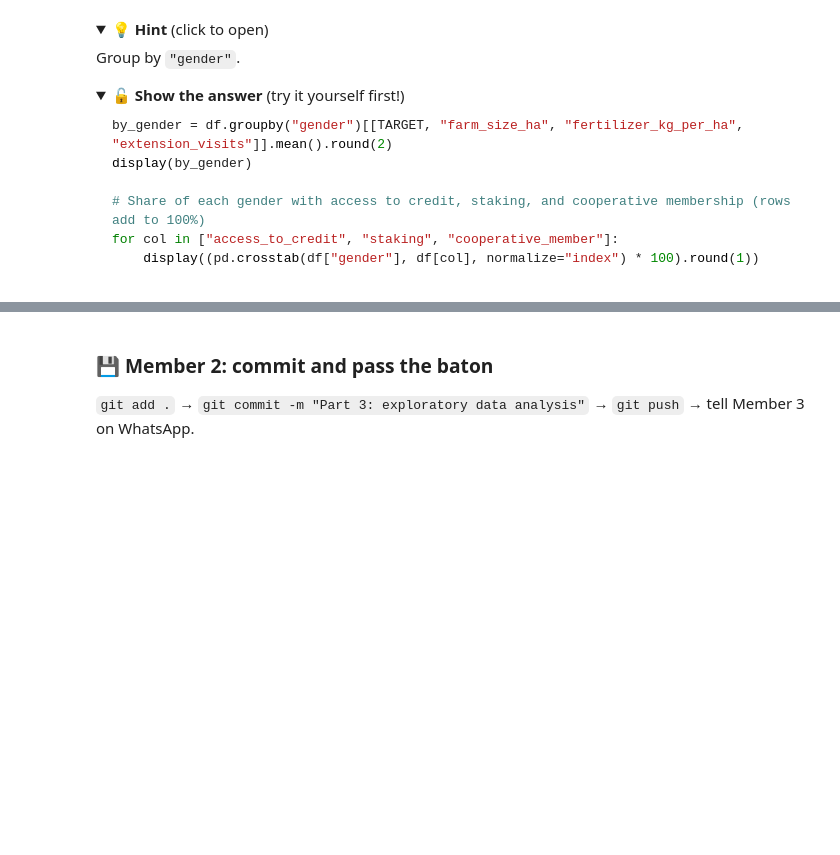
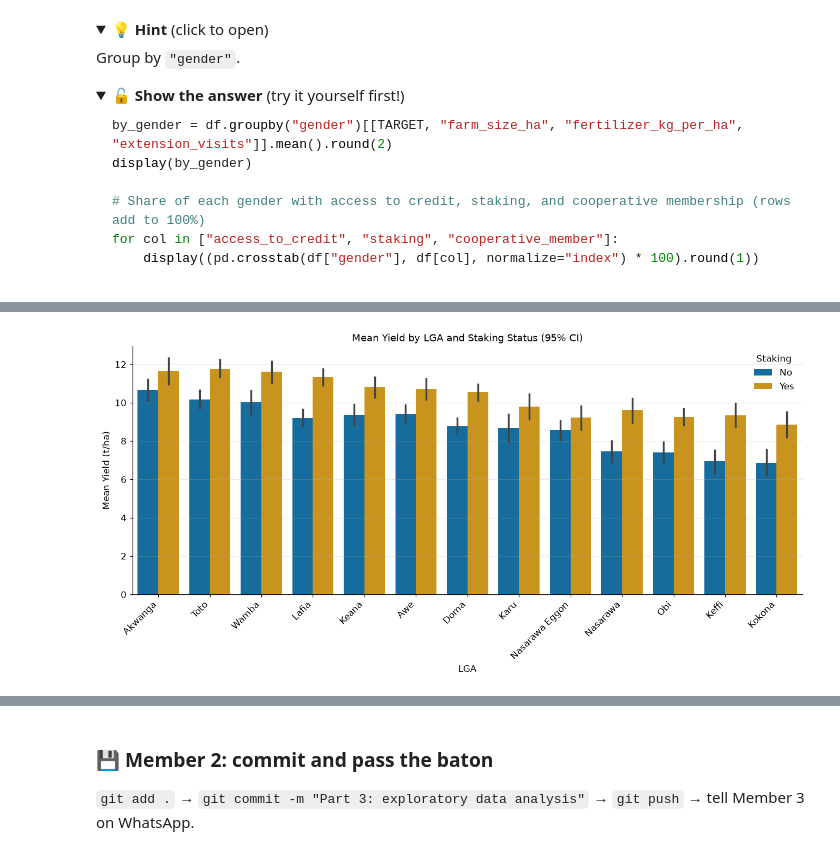
Before and after one commit to YommYuk/nsuk-ds-group-04, a Jupyter notebook: notebooks/group_project.ipynb, the cells around one changed output, grey strips where cells are left out. Saved outputs shown, nothing was run; the diff lists cells and outputs as text; code cells hidden in the pictures; folded sections open; blank space fills up the shorter version.

```diff
--- a/notebooks/group_project.ipynb
+++ b/notebooks/group_project.ipynb
@@ -1075,4 +1167,36 @@ Ask your AI assistant (ChatGPT, Gemini, Copilot, Claude...):
 Paste the code below and run it. ✅ **Check:** do the numbers on the chart match `lga_summary`? Do you
 understand every line? Only send the AI your **column names**, never your data.
 # %%
-# 🤖 Paste and test the AI-generated code here
+import pandas as pd
+import seaborn as sns
+import matplotlib.pyplot as plt
+
+# Order LGAs by overall mean yield
+lga_order = (
+    df.groupby('lga')['yield_t_per_ha']
+      .mean()
+      .sort_values(ascending=False)
+      .index
+)
+
+plt.figure(figsize=(12, 6))
+
+sns.barplot(
+    data=df,
+    x='lga',
+    y='yield_t_per_ha',
+    hue='staking',
+    order=lga_order,
+    estimator='mean',
+    errorbar=('ci', 95)
+)
+
+plt.xlabel('LGA')
+plt.ylabel('Mean Yield (t/ha)')
+plt.title('Mean Yield by LGA and Staking Status (95% CI)')
+plt.xticks(rotation=45, ha='right')
+plt.legend(title='Staking')
+plt.tight_layout()
+plt.show()
+# %% [output]
+[figure, added]
```
Also changed, not shown: parts of 17 cells of this notebook.
